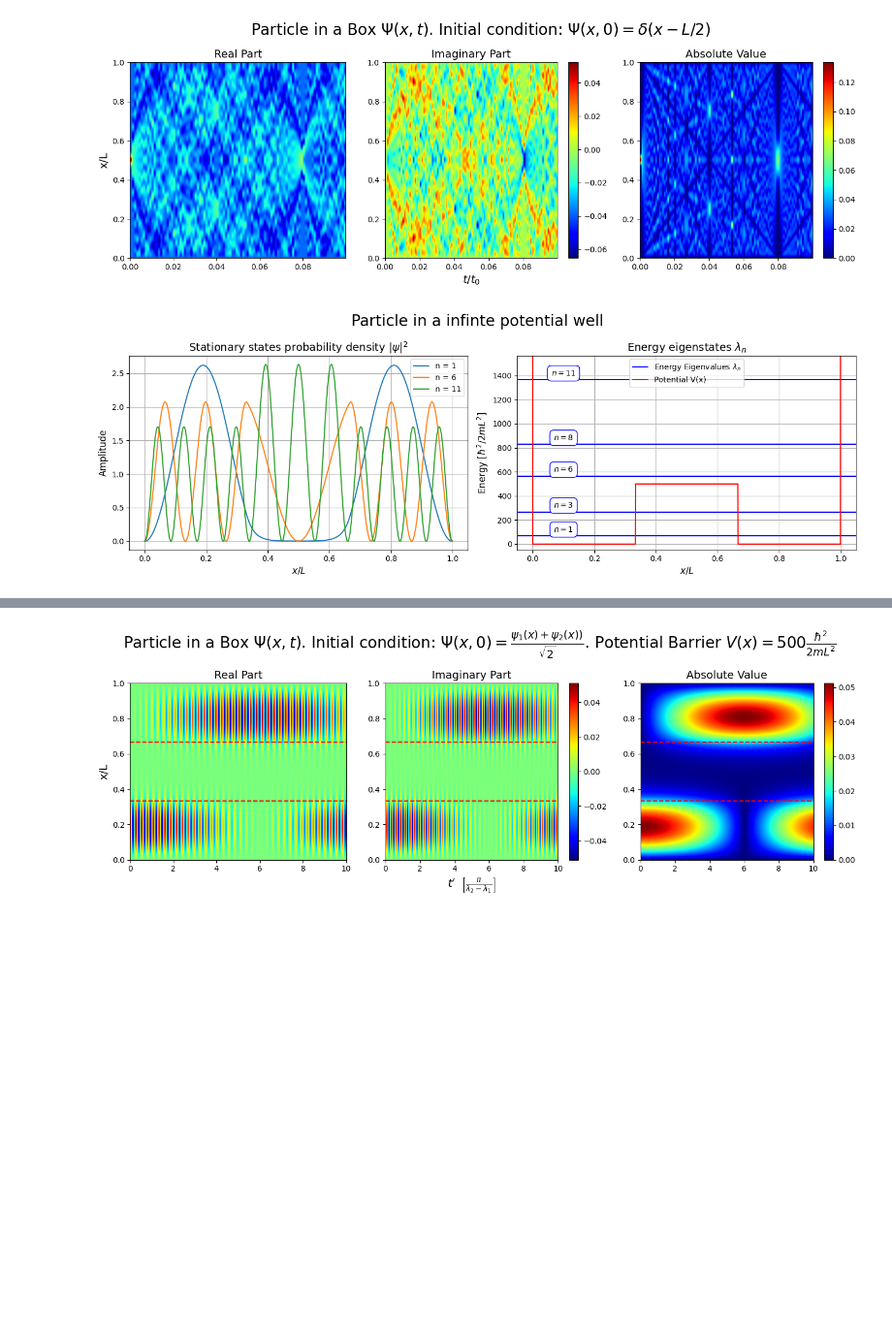
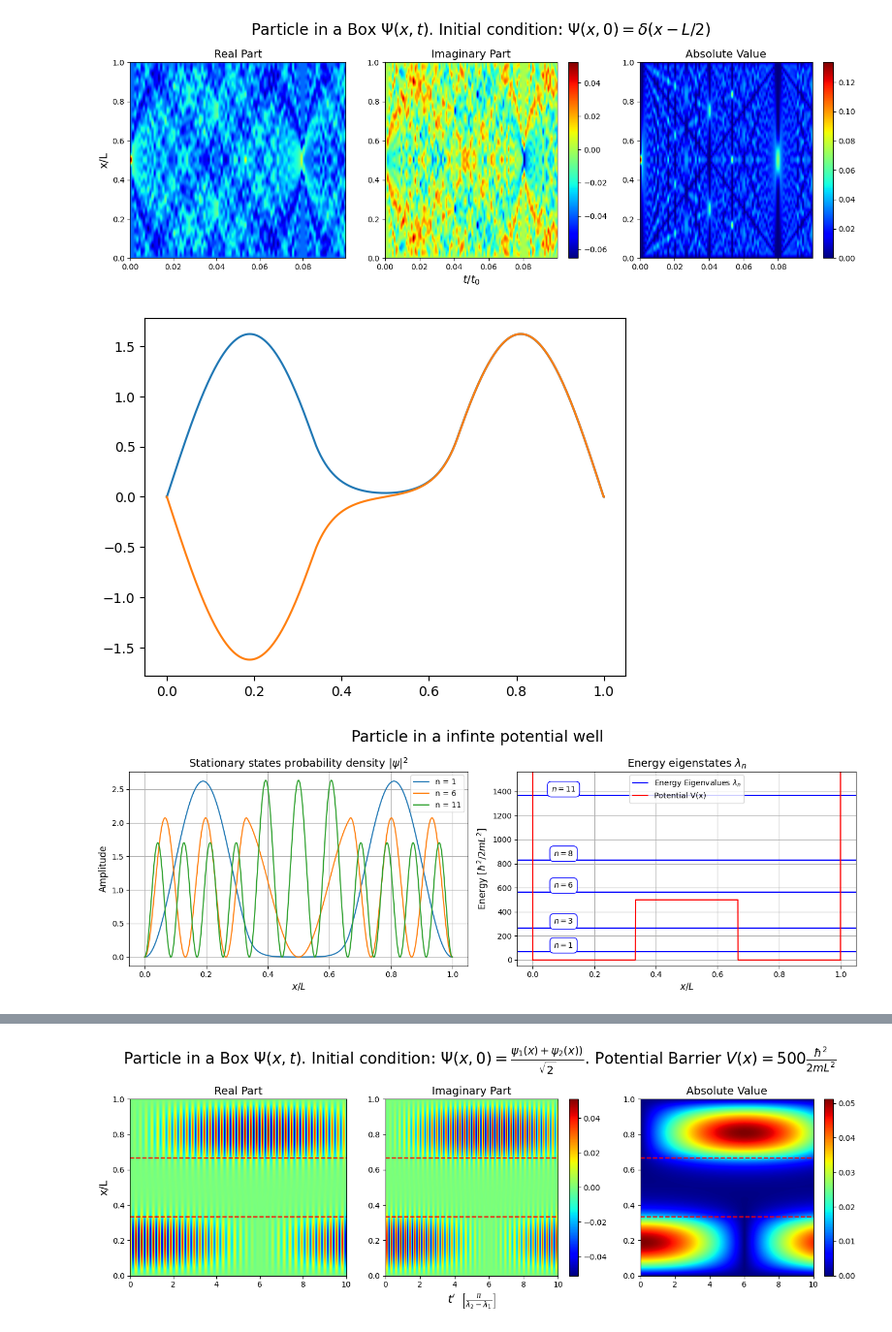
Before and after one commit to emilssp/Computational_Physics_v24, a Jupyter notebook: Quantum_Mechanics/python/plot.ipynb, the cells around one changed output, grey strips where cells are left out. Shown at 97% size. Drawn from its saved outputs; the diff is of its cells as text; code cells hidden in the pictures; blank space fills up the shorter version.

```diff
--- a/Quantum_Mechanics/python/plot.ipynb
+++ b/Quantum_Mechanics/python/plot.ipynb
@@ -222,6 +222,11 @@ N = eigenvectors.shape[0]
 x = np.linspace(0, 1, N+2)  # +2 to include the boundaries
 dx = x[1]-x[0]
 x_an = np.linspace(0, 1, 20)  # +2 to include the boundaries
+plt.figure()
+eigenvectors[:,0] = normalize(eigenvectors[:,0], dx)
+plt.plot(x, np.insert(np.append(eigenvectors[:,0], 0), 0, 0), label=f'n = 1')
+eigenvectors[:,1] = normalize(eigenvectors[:,1], dx)
+plt.plot(x, np.insert(np.append(eigenvectors[:,1], 0), 0, 0), label=f'n = 1')
 
 plt.figure(figsize=(14, 5))
 plt.tight_layout()
@@ -254,31 +259,32 @@ plt.title("Energy eigenstates $\lambda_n$", fontsize = 14)
 
 plt.axhline(eigenvalues[0], label = "Energy Eigenvalues $\lambda_n$", color = "blue")
 plt.text(0.1, eigenvalues[0] + vertical_offset, f'$n = 1$', ha='center', va='bottom',
              bbox=dict(facecolor='white', edgecolor='blue', boxstyle='round,pad=0.5'))
 plt.axhline(eigenvalues[2], color = "blue")
 plt.text(0.1, eigenvalues[2] + vertical_offset, f'$n = 3$', ha='center', va='bottom',
              bbox=dict(facecolor='white', edgecolor='blue', boxstyle='round,pad=0.5'))
 plt.axhline(eigenvalues[5], color = "blue")
 plt.text(0.1, eigenvalues[5] + vertical_offset, f'$n = 6$', ha='center', va='bottom',
              bbox=dict(facecolor='white', edgecolor='blue', boxstyle='round,pad=0.5'))
 plt.axhline(eigenvalues[7], color = "blue")
 plt.text(0.1, eigenvalues[7] + vertical_offset, f'$n = 8$', ha='center', va='bottom',
              bbox=dict(facecolor='white', edgecolor='blue', boxstyle='round,pad=0.5'))
 plt.axhline(eigenvalues[10], color = "blue")
 plt.text(0.1, eigenvalues[10] + vertical_offset, f'$n = 11$', ha='center', va='bottom',
              bbox=dict(facecolor='white', edgecolor='blue', boxstyle='round,pad=0.5'))
 
 plt.xlabel('$x/L$', fontsize = 12)
 plt.ylabel("Energy [$\hbar^2/2mL^2}$]", fontsize =12)
 plt.ylim(-50, eigenvalues[10]+200)
 plt.plot(x, V, color = "red", label = "Potential V(x)" )
 plt.plot([0,0],[0,10000], color = "red")
 plt.plot([1,1],[0,10000], color = "red")
 
 plt.legend()
 plt.grid(True)
 plt.suptitle("Particle in a infinte potential well", fontsize = 20)
 plt.tight_layout()
 plt.savefig("../data/plots/stationary_box_barrier1000.png")
 # %% [output]
-[figure, old version]
+[figure, new version]
+[figure, added]
```
Also changed, not shown: parts of 5 cells of this notebook, 26 other files.
